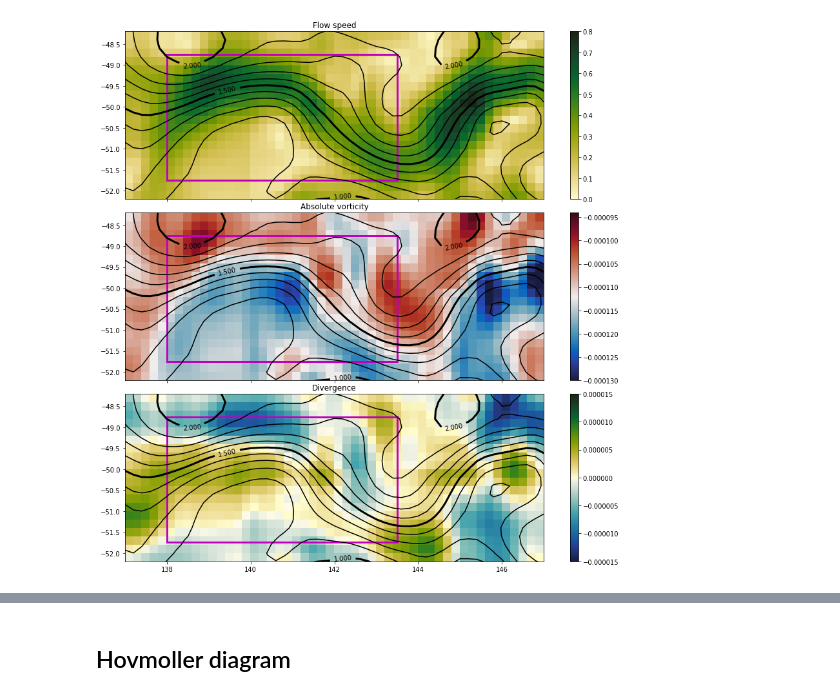
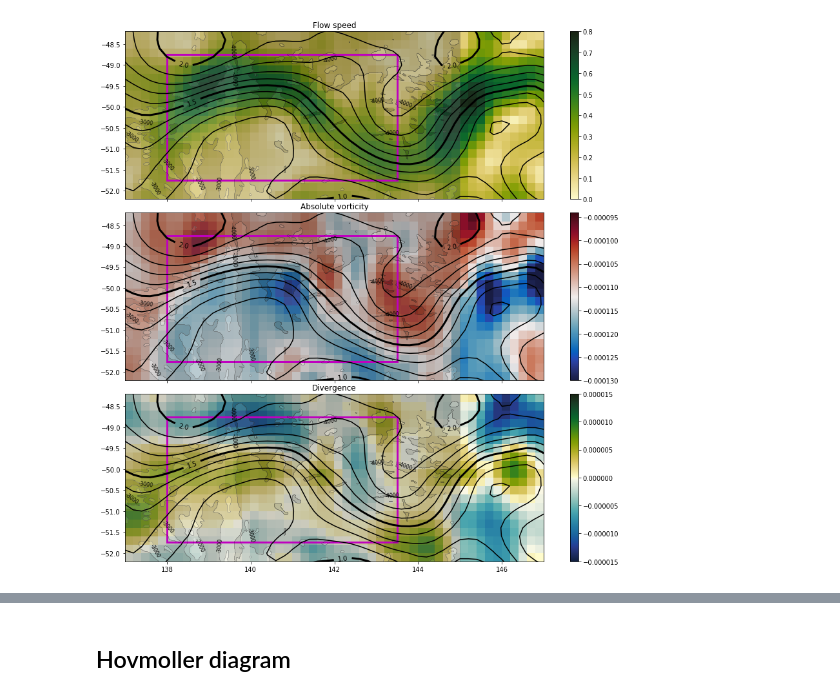
Before and after one commit to janjaapmeijer/phd-public, a Jupyter notebook: notebooks/altimetry.ipynb, the cells around one changed output, grey strips where cells are left out. Drawn from its saved outputs; the diff is of its cells as text; code cells hidden in the pictures.

```diff
--- a/notebooks/altimetry.ipynb
+++ b/notebooks/altimetry.ipynb
@@ -17,25 +52,31 @@ import matplotlib.pyplot as plt
 
 import cmocean as cmo
 # %%
+# load altimetry data
 input_file = os.path.join(datadir, 'external', 'ssh', 'SSH_OceanCurrent_137_-52.4_147_-48_199801-199804.nc')
 ssh = Dataset(input_file)
 
 loni, lati = ssh['LONGITUDE'][:], ssh['LATITUDE'][:]
 lonlon, latlat = np.meshgrid(loni, lati)
 
+# transform polar in cartesian coordinate system
 UTM54 = pyproj.Proj('+proj=utm +zone=54F +south +ellps=WGS84 +datum=WGS84 +units=m +no_defs')
 WGS84 = pyproj.Proj('+proj=longlat +ellps=WGS84 +datum=WGS84 +no_defs')
 xx, yy = pyproj.transform(WGS84, UTM54, lonlon, latlat)
 
+# load bathymetry (1 arc-minute resolution)
+bathy = Dataset(os.path.join(datadir, 'external', 'bathymetry', 'bodc_res1min',
+                             'GRIDONE_2D_137.0_-52.2_145.0_-48.0.nc'))
+
+# determine time of the voyage
 time = ssh['TIME']
 time = num2date(time[:], time.units)
 begin = datetime.datetime(1998, 3, 10)
 end = datetime.datetime(1998, 3, 28)
-
-np.where(time==begin)
-
+# np.where(time==begin)
 timevoy = np.array([begin <= t <= end for t in time])
 
+# calculate flow speed, relative vorticity and divergence
 V = np.ma.masked_all(ssh['UCUR'].shape)
 zeta, div = V.copy(), V.copy()
 for t in range(len(time)):
@@ -49,8 +90,8 @@ for t in range(len(time)):
     zeta[t,] = dvdx - dudy
     div[t,] = dudx + dvdy
 
-# Absolute vorticity
-planet_vort = f(latlat)
+# determine planetary vorticity
+plan_vort = f(latlat)
 
-# Dynamic Height over time of the voyage
+# average dynamic height contours over time of the voyage
 D = np.mean(ssh['GSL'][timevoy], axis=0)
@@ -112,34 +143,42 @@ axis=1
 # vmid= -1.12e-4 # f(-50.2)
 vmin, vmax = -0.94e-4, -1.3e-4
 axis=1
-pcol = ax[axis].pcolor(loni, lati, planet_vort + np.mean(zeta[timevoy], axis=0), vmin=vmin, vmax=vmax, cmap=cmo.cm.balance)
+pcol = ax[axis].pcolor(loni, lati, plan_vort + np.mean(zeta[timevoy], axis=0), vmin=vmin, vmax=vmax, cmap=cmo.cm.balance)
 plt.colorbar(pcol, ax=ax[axis])
 ax[axis].set_title('Absolute vorticity')
 
 # plot divergence field
 vmin, vmax = -1.5e-5, 1.5e-5
 axis=2
 pcol = ax[axis].pcolor(loni, lati, np.mean(div[timevoy], axis=0), vmin=vmin, vmax=vmax, cmap=cmo.cm.delta)
 plt.colorbar(pcol, ax=ax[axis])
 ax[axis].set_title('Divergence')
 
 bounds = np.linspace(1, 2, 11)
+depths = np.linspace(-5000, -1000, 5)
 for i in range(len(ax)):
 
     # plot dynamic height contours
     ct = ax[i].contour(loni, lati, np.mean(ssh['GSL'][timevoy], axis=0), bounds, colors='k')
     for ib, b in enumerate(bounds):
         if b in bounds[0::5]:
             zc = ct.collections[ib]
             plt.setp(zc, linewidth=3)
-    ax[i].clabel(ct, bounds[0::5], inline=1, fontsize=10)
+    ax[i].clabel(ct, bounds[0::5], inline=1, fontsize=10, fmt='%.1f', linewidth=3)
+
+    # plot depth contours
+    ax[i].contourf(bathy['lon'][:], bathy['lat'][:], bathy['elevation'][:], depths,
+                       cmap=plt.cm.binary_r, alpha=0.3)
+    dc = ax[i].contour(bathy['lon'][:], bathy['lat'][:], bathy['elevation'][:], depths,
+                       colors='k', linewidths=0.2, linestyles='solid')
+    ax[i].clabel(dc, depths, inline=1, fontsize=8, fmt='%.0f')
 
     # plot observations domain
     ax[i].fill([138, 143.5, 143.5, 138], [-51.75, -51.75, -48.75, -48.75],
                facecolor='none', edgecolor='m', linewidth=3)
 
     ax[i].set_aspect('equal')
 
-fig.savefig(os.path.join(outdir, 'ss9802', 'altimetry.png'), transparent=True)#, bbox_inches='tight'
+# fig.savefig(os.path.join(outdir, 'ss9802', 'altimetry.png'), transparent=True)#, bbox_inches='tight'
 # %% [output]
-[figure, old version]
+[figure, new version]
```
Also changed, not shown: parts of 12 cells of this notebook, 2 other files.
